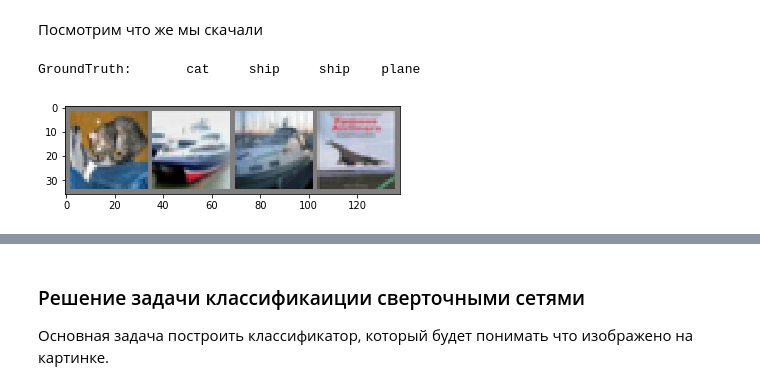
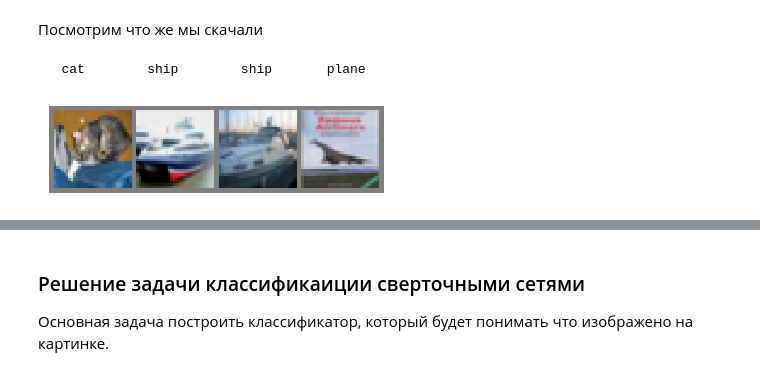
Before and after one commit to bazitur/dlschl-homeworks, a Jupyter notebook: homeworks/hw07/[hw7_1]pytorch_convnet.ipynb, the cells around one changed output, grey strips where cells are left out. Cells and saved outputs as stored; diff of their text form; code cells hidden in the pictures.

```diff
--- a/homeworks/hw07/[hw7_1]pytorch_convnet.ipynb
+++ b/homeworks/hw07/[hw7_1]pytorch_convnet.ipynb
@@ -79,19 +79,21 @@ classes = (
 # %%
 %matplotlib inline
 def imshow(img):
     """Show img"""
-    img = img
     npimg = img.numpy()/2 + 0.5
+    plt.axis('off')
     plt.imshow(np.transpose(npimg, (1, 2, 0)))
+    plt.xticks(tuple())
+    plt.yticks(tuple())
 
 dataiter = iter(testloader)
 images, labels = dataiter.next()
 # show images and labels
 imshow(torchvision.utils.make_grid(images))
-print('GroundTruth: ', ' '.join('%8s' % classes[labels[j]] for j in range(4)))
+print('      '.join('%6s' % classes[labels[j]] for j in range(4)))
 # %% [output]
-GroundTruth:       cat     ship     ship    plane
+   cat        ship        ship       plane
-[figure, old version]
+[figure, new version]
 # %%
 # more images
 cols = 8
```
Also changed, not shown: parts of 17 cells of this notebook, 4 other files.
